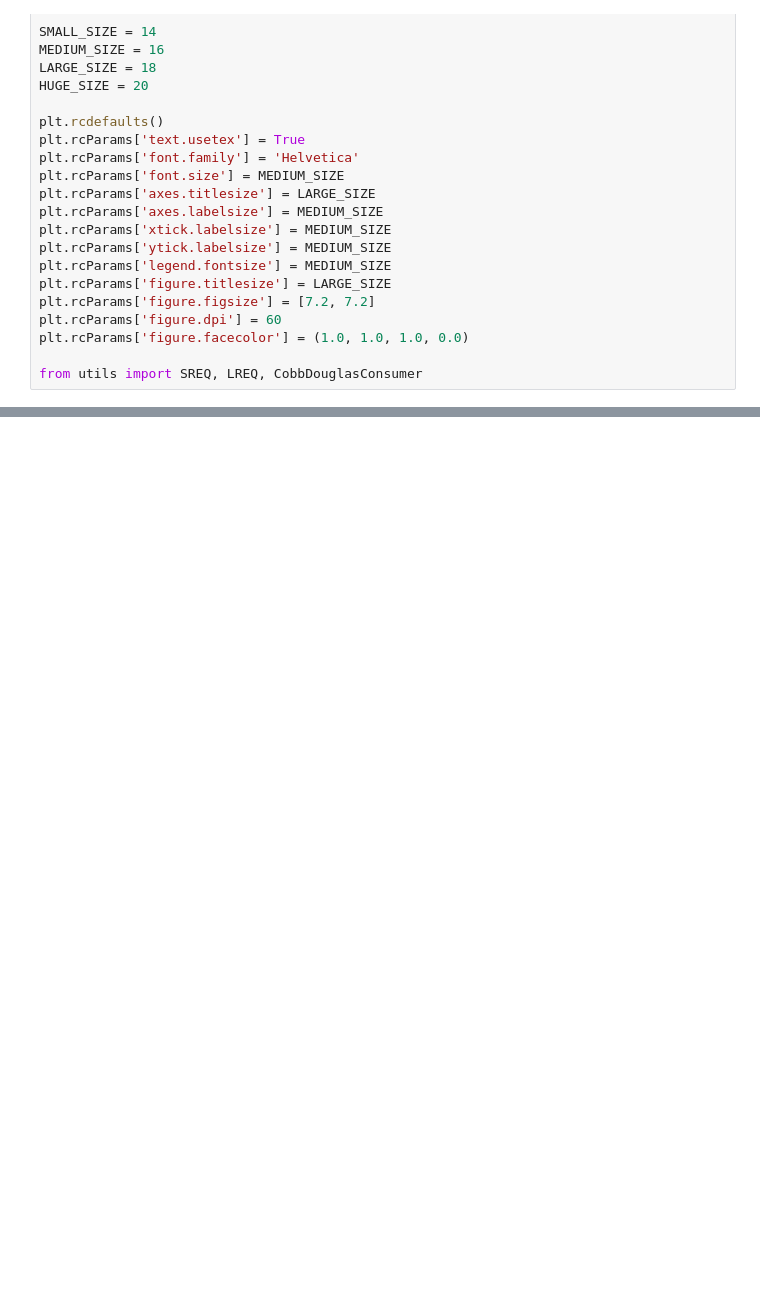
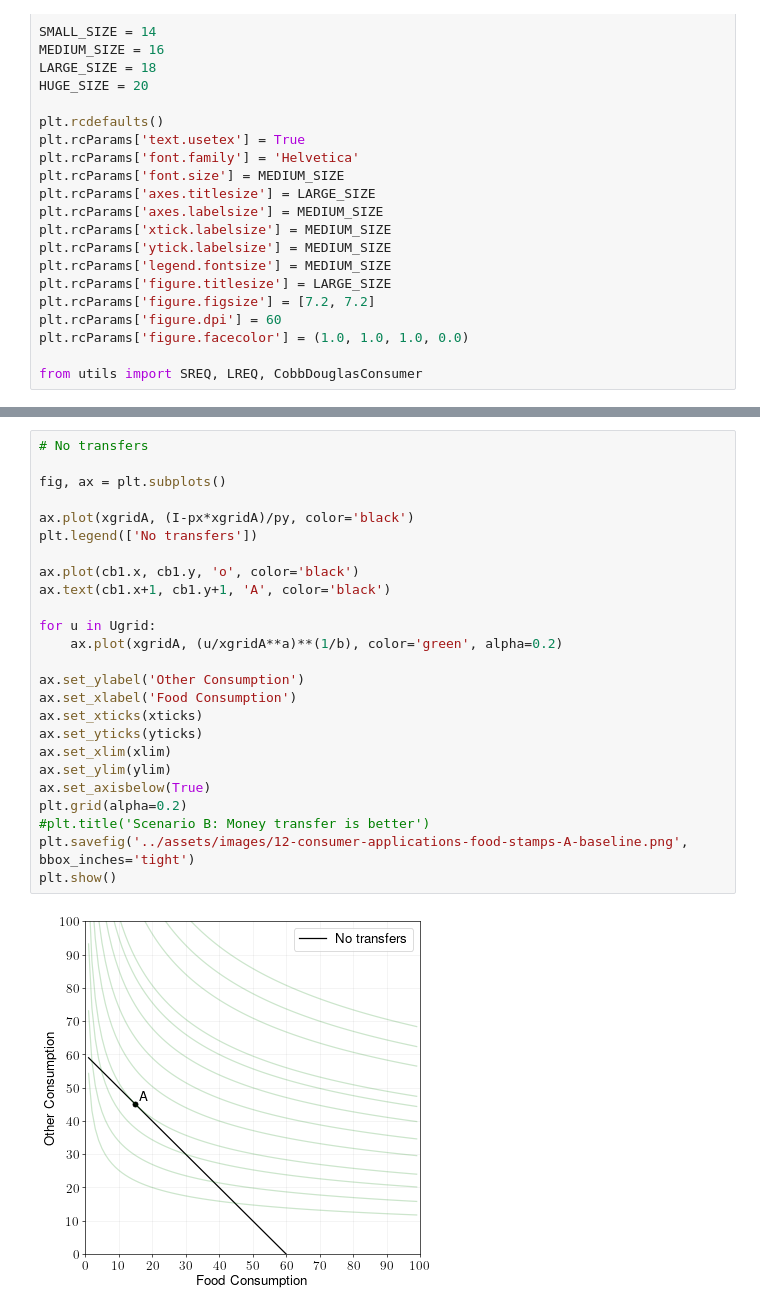
Before and after one commit to ed-kung/CSUN-Econ-310, a Jupyter notebook: _workspace/12-consumer-applications.ipynb, the cells around one changed output, grey strips where cells are left out. Saved outputs shown, nothing was run; the diff lists cells and outputs as text; blank space fills up the shorter version.

```diff
--- a/_workspace/12-consumer-applications.ipynb
+++ b/_workspace/12-consumer-applications.ipynb
@@ -26,0 +80,27 @@ from utils import SREQ, LREQ, CobbDouglasConsumer
+# %%
+# No transfers
+
+fig, ax = plt.subplots()
+
+ax.plot(xgridA, (I-px*xgridA)/py, color='black')
+plt.legend(['No transfers'])
+
+ax.plot(cb1.x, cb1.y, 'o', color='black')
+ax.text(cb1.x+1, cb1.y+1, 'A', color='black')
+
+for u in Ugrid:
+    ax.plot(xgridA, (u/xgridA**a)**(1/b), color='green', alpha=0.2)
+
+ax.set_ylabel('Other Consumption')
+ax.set_xlabel('Food Consumption')
+ax.set_xticks(xticks)
+ax.set_yticks(yticks)
+ax.set_xlim(xlim)
+ax.set_ylim(ylim)
+ax.set_axisbelow(True)
+plt.grid(alpha=0.2)
+#plt.title('Scenario B: Money transfer is better')
+plt.savefig('../assets/images/12-consumer-applications-food-stamps-A-baseline.png', bbox_inches='tight')
+plt.show()
+# %% [output]
+[figure, added]
```
Also changed, not shown: parts of 10 cells of this notebook, 15 other files.
